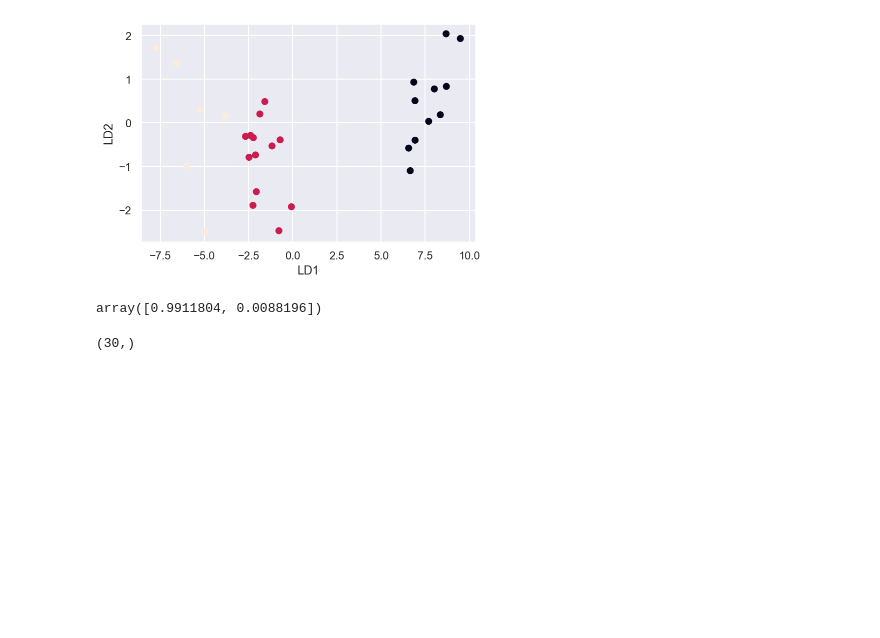
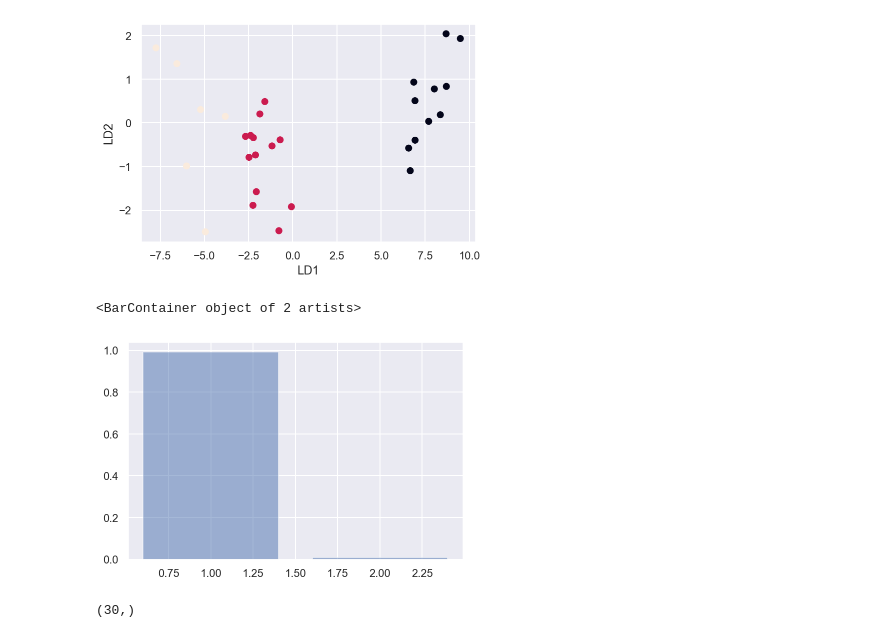
Before and after one commit to sardorick/strive_practice, a Jupyter notebook: 05. PCA and LDA/02_IRIS_LDA.ipynb, the cells around one changed output. Cells and saved outputs as stored; diff of their text form; code cells hidden in the pictures; blank space fills up the shorter version.

```diff
--- a/05. PCA and LDA/02_IRIS_LDA.ipynb
+++ b/05. PCA and LDA/02_IRIS_LDA.ipynb
@@ -100,9 +100,11 @@ plt.scatter(X_LDA[:, 0], X_LDA[:, 1], c=y_test)
 [figure]
 # %%
 # what about the variability?
-lda.explained_variance_ratio_
+variability = lda.explained_variance_ratio_
+plt.bar(range(1, 3), variability, alpha=0.5, align= 'center', label='Variance')
 # %% [output]
-array([0.9911804, 0.0088196])
+<BarContainer object of 2 artists>
+[figure, added]
 # %%
 # Run a Random Forest Classifier with the transformed data
 from sklearn.ensemble import RandomForestClassifier
```
